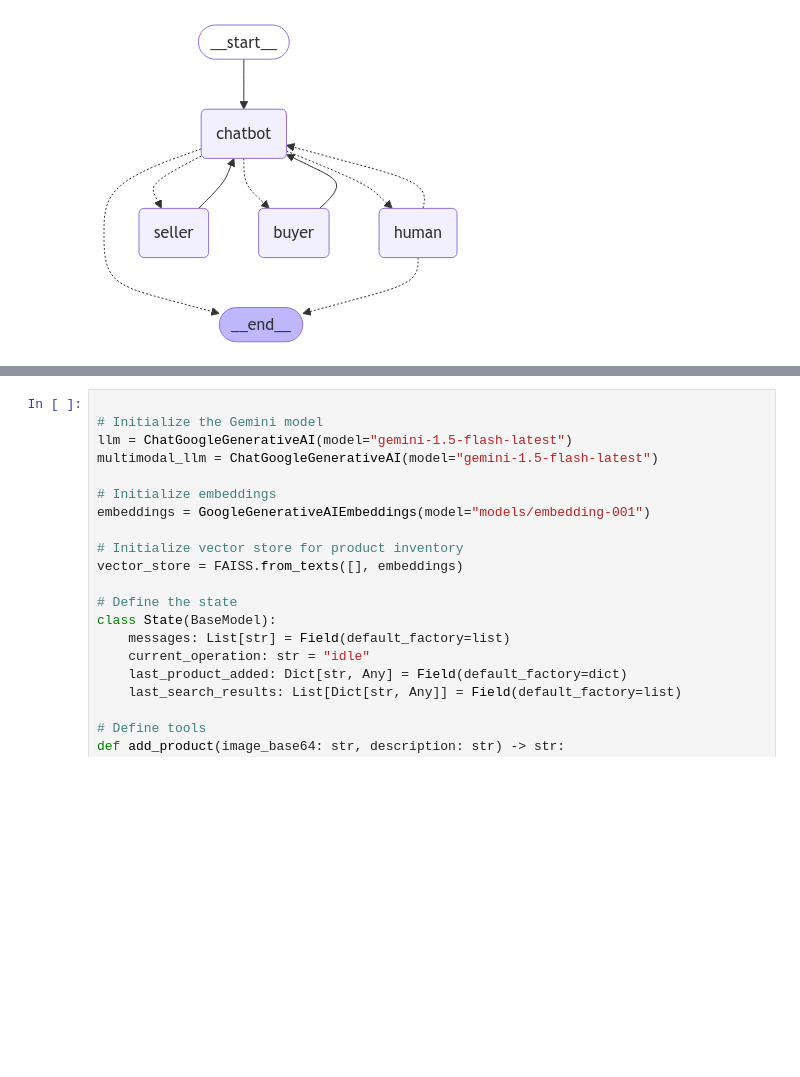
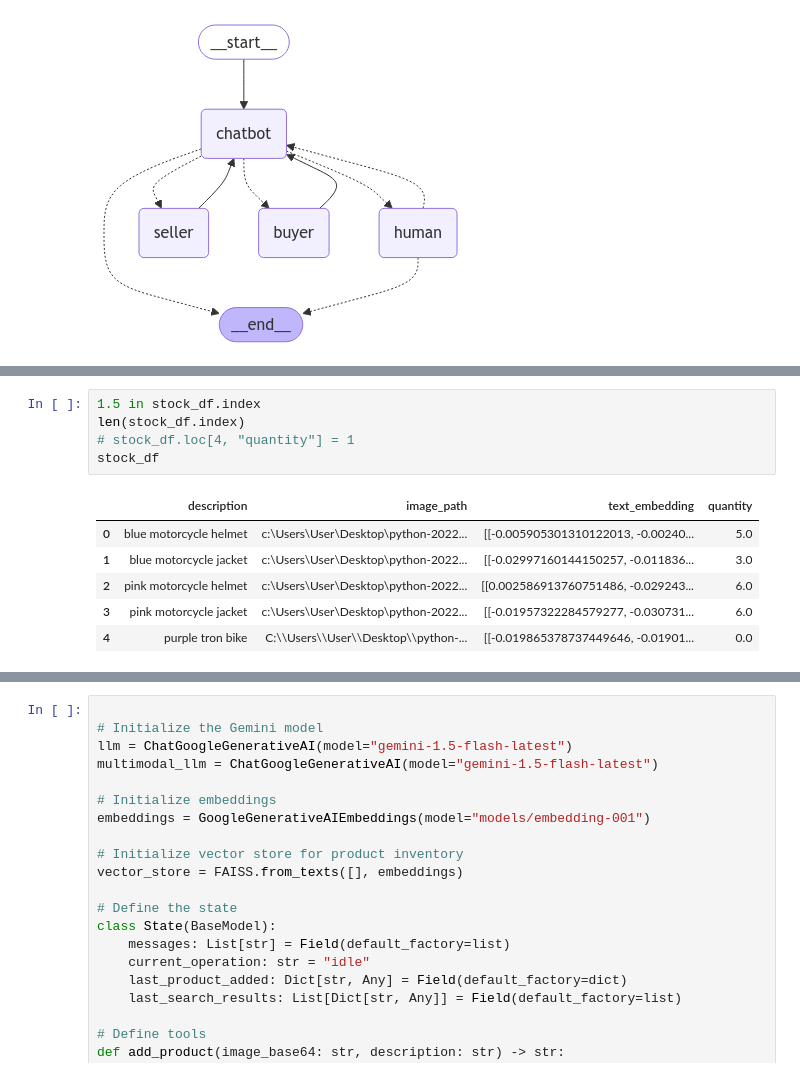
Before and after one commit to lior0110/motorcycle-store-bot, a Jupyter notebook: motorcycle-store-bot.ipynb, the cells around one changed output, grey strips where cells are left out. Cells and saved outputs as stored; diff of their text form; blank space fills up the shorter version.

```diff
--- a/motorcycle-store-bot.ipynb
+++ b/motorcycle-store-bot.ipynb
@@ -745,3 +833,15 @@ to END
+# %%
+1.5 in stock_df.index
+len(stock_df.index)
+# stock_df.loc[4, "quantity"] = 1
+stock_df
+# %% [output]
+|  | description | image_path | text_embedding | quantity |
+| 0 | blue motorcycle helmet | c:\Users\User\Desktop\python-2022... | [[-0.005905301310122013, -0.00240... | 5.0 |
+| 1 | blue motorcycle jacket | c:\Users\User\Desktop\python-2022... | [[-0.02997160144150257, -0.011836... | 3.0 |
+| 2 | pink motorcycle helmet | c:\Users\User\Desktop\python-2022... | [[0.002586913760751486, -0.029243... | 6.0 |
+| 3 | pink motorcycle jacket | c:\Users\User\Desktop\python-2022... | [[-0.01957322284579277, -0.030731... | 6.0 |
+| 4 | purple tron bike | C:\\Users\\User\\Desktop\\python-... | [[-0.019865378737449646, -0.01901... | 0.0 |
 # %%
 image_path = stock_df.loc[0,"image_path"]
 
```
Also changed, not shown: parts of 11 cells of this notebook.
